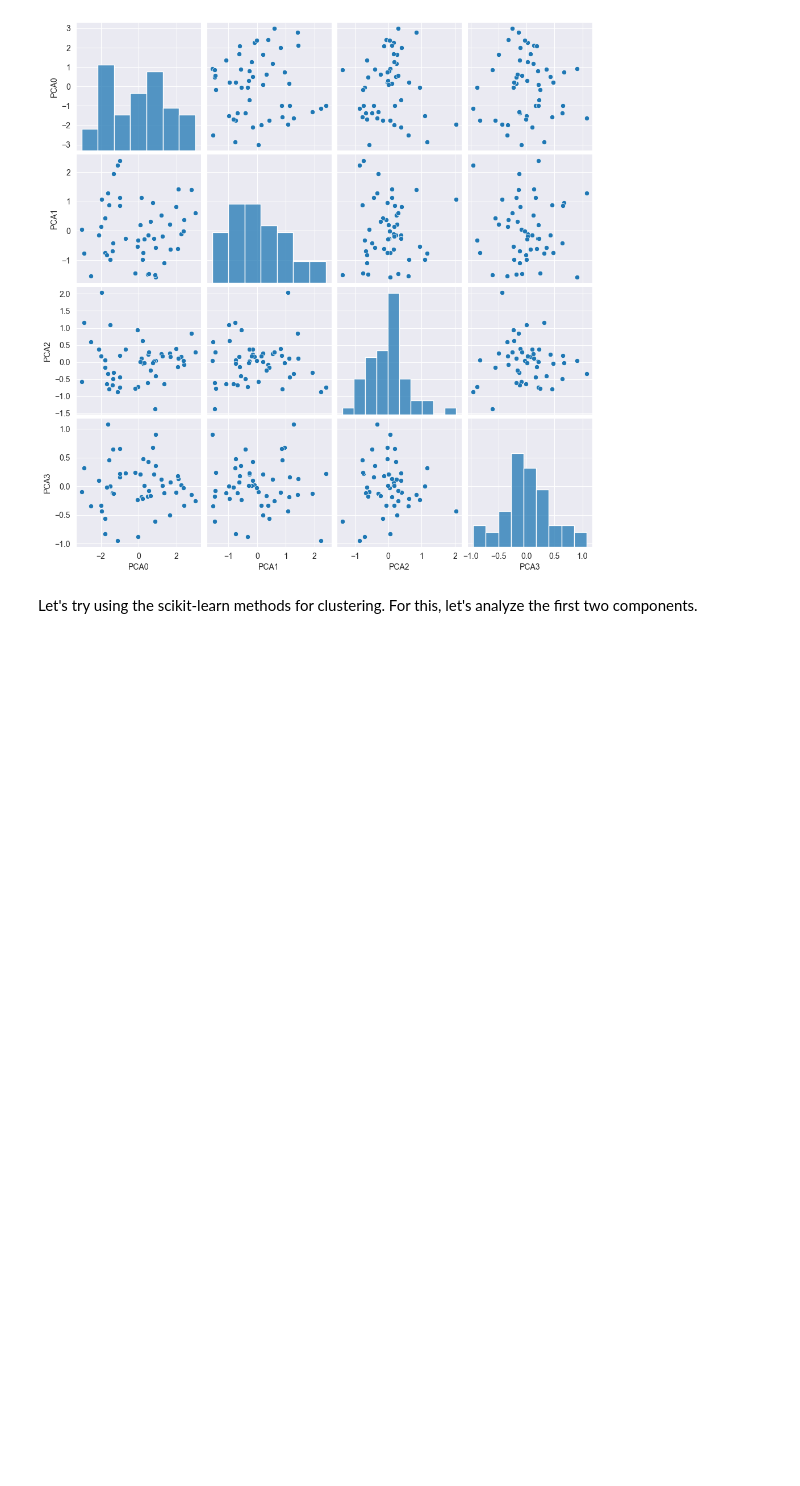
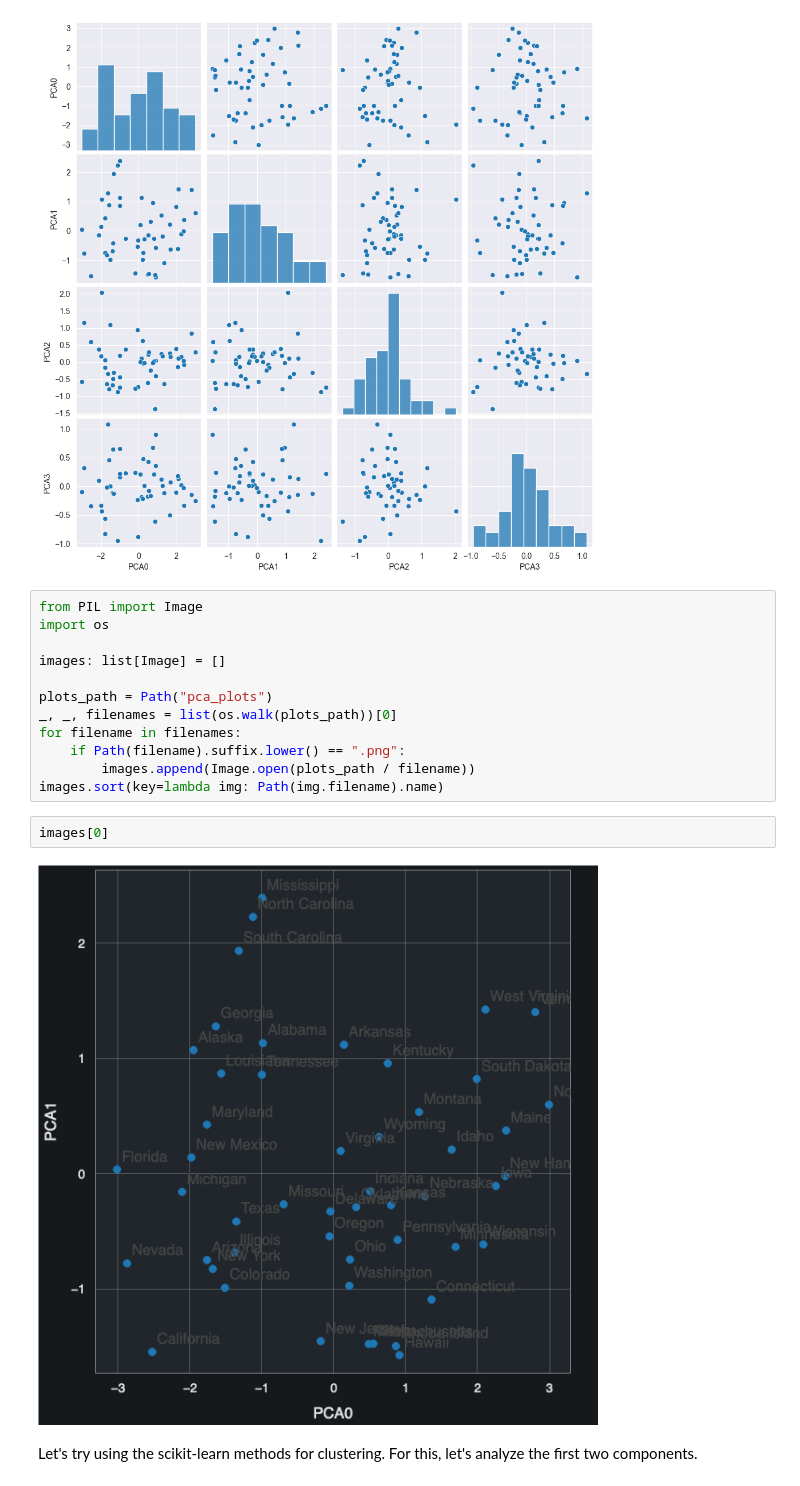
Before and after one commit to hoganman/unsuperlearn, a Jupyter notebook: 02-clustering.ipynb, the cells around one changed output. Saved outputs shown, nothing was run; the diff lists cells and outputs as text; blank space fills up the shorter version.

```diff
--- a/02-clustering.ipynb
+++ b/02-clustering.ipynb
@@ -47,5 +48,21 @@ sns.pairplot(usarrests_data_df)
 # %% [output]
 <seaborn.axisgrid.PairGrid at 0x...>
 [figure]
+# %%
+from PIL import Image
+import os
+
+images: list[Image] = []
+
+plots_path = Path("pca_plots")
+_, _, filenames = list(os.walk(plots_path))[0]
+for filename in filenames:
+    if Path(filename).suffix.lower() == ".png":
+        images.append(Image.open(plots_path / filename))
+images.sort(key=lambda img: Path(img.filename).name)
+# %%
+images[0]
+# %% [output]
+[figure, added]
 # %% [markdown]
 Let's try using the scikit-learn methods for clustering. For this, let's analyze the first two components.
```
Also changed, not shown: parts of 11 cells of this notebook.
